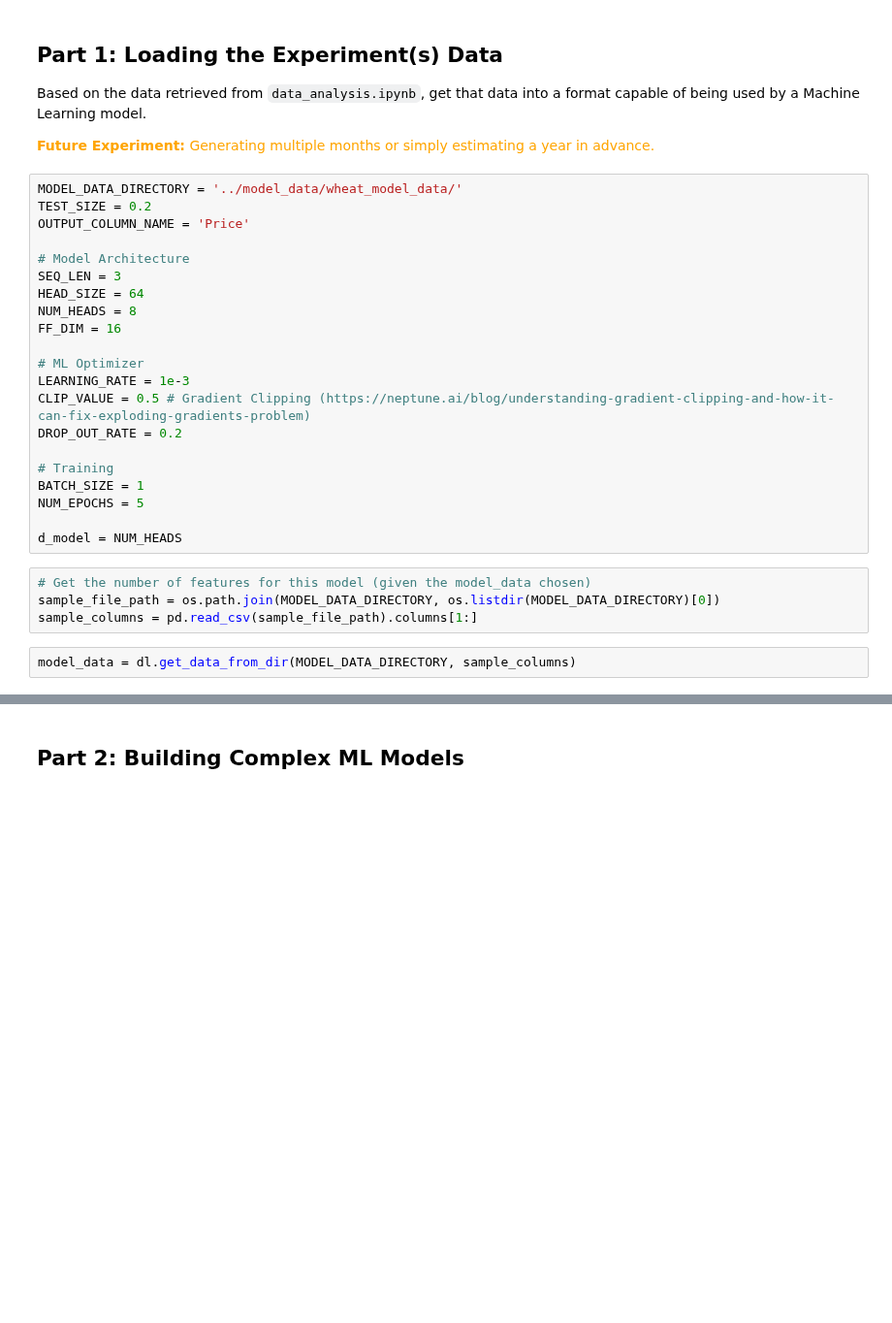
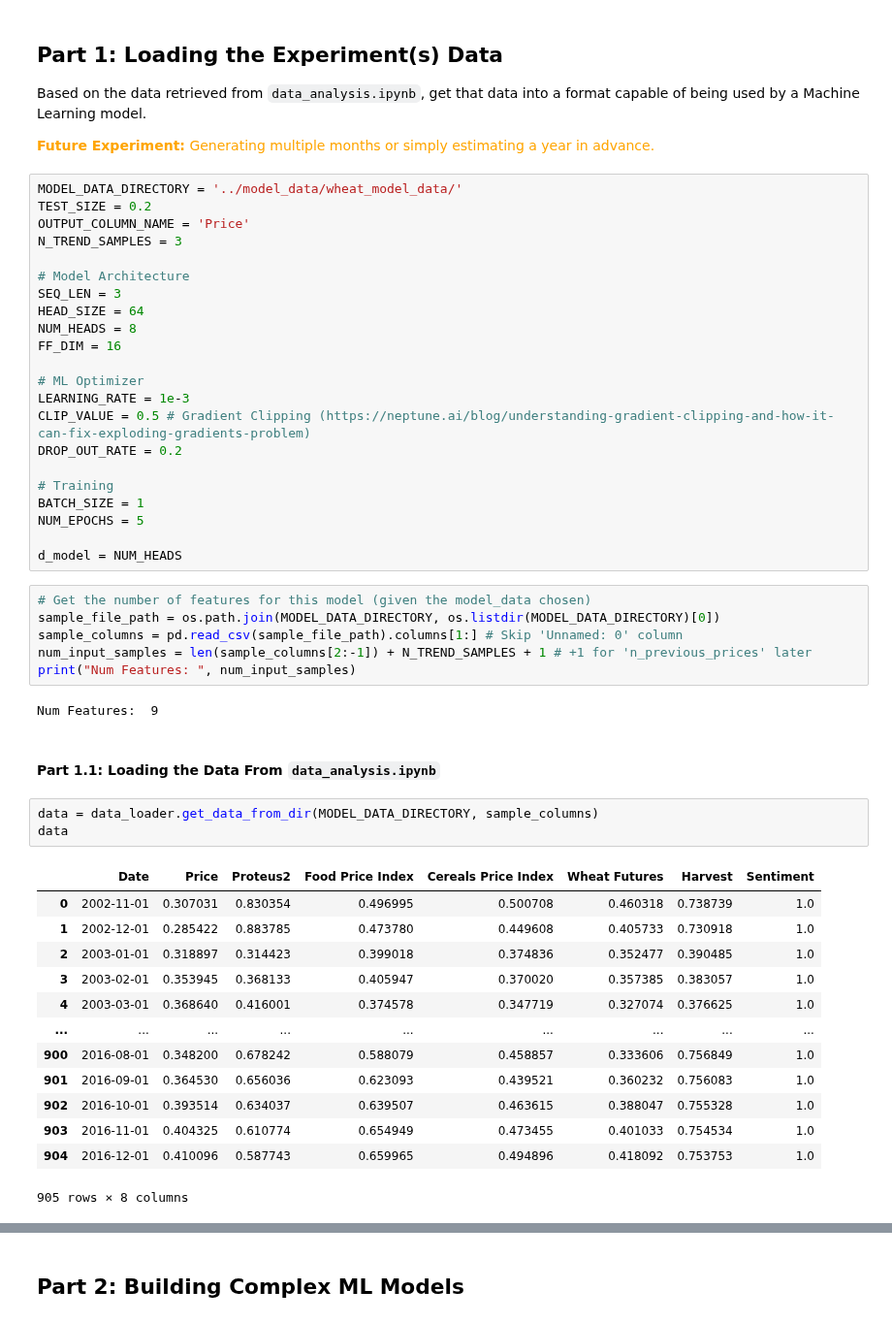
Before and after one commit to Benja-Pauls/Predicting-Commodity-Food-Pricing, a Jupyter notebook: pytorch_conversion/model_but_pytorch.ipynb, the cells around one changed output, grey strips where cells are left out. Shown at 97% size. Saved outputs shown, nothing was run; the diff lists cells and outputs as text; blank space fills up the shorter version.

```diff
--- a/pytorch_conversion/model_but_pytorch.ipynb
+++ b/pytorch_conversion/model_but_pytorch.ipynb
@@ -23,6 +23,7 @@ Based on the data retrieved from `data_analysis.ipynb`, get that data into a for
 MODEL_DATA_DIRECTORY = '../model_data/wheat_model_data/'
 TEST_SIZE = 0.2
 OUTPUT_COLUMN_NAME = 'Price'
+N_TREND_SAMPLES = 3
 
 # Model Architecture
 SEQ_LEN = 3
@@ -43,6 +44,27 @@ d_model = NUM_HEADS
 # %%
 # Get the number of features for this model (given the model_data chosen)
 sample_file_path = os.path.join(MODEL_DATA_DIRECTORY, os.listdir(MODEL_DATA_DIRECTORY)[0])
-sample_columns = pd.read_csv(sample_file_path).columns[1:]
+sample_columns = pd.read_csv(sample_file_path).columns[1:] # Skip 'Unnamed: 0' column
+num_input_samples = len(sample_columns[2:-1]) + N_TREND_SAMPLES + 1 # +1 for 'n_previous_prices' later
+print("Num Features: ", num_input_samples)
+# %% [output]
+Num Features:  9
+# %% [markdown]
+#### Part 1.1: Loading the Data From `data_analysis.ipynb`
 # %%
-model_data = dl.get_data_from_dir(MODEL_DATA_DIRECTORY, sample_columns)
+data = data_loader.get_data_from_dir(MODEL_DATA_DIRECTORY, sample_columns)
+data
+# %% [output]
+|  | Date | Price | Proteus2 | Food Price Index | Cereals Price Index | Wheat Futures | Harvest | Sentiment |
+| 0 | 2002-11-01 | 0.307031 | 0.830354 | 0.496995 | 0.500708 | 0.460318 | 0.738739 | 1.0 |
+| 1 | 2002-12-01 | 0.285422 | 0.883785 | 0.473780 | 0.449608 | 0.405733 | 0.730918 | 1.0 |
+| 2 | 2003-01-01 | 0.318897 | 0.314423 | 0.399018 | 0.374836 | 0.352477 | 0.390485 | 1.0 |
+| 3 | 2003-02-01 | 0.353945 | 0.368133 | 0.405947 | 0.370020 | 0.357385 | 0.383057 | 1.0 |
+| 4 | 2003-03-01 | 0.368640 | 0.416001 | 0.374578 | 0.347719 | 0.327074 | 0.376625 | 1.0 |
+| ... | ... | ... | ... | ... | ... | ... | ... | ... |
+| 900 | 2016-08-01 | 0.348200 | 0.678242 | 0.588079 | 0.458857 | 0.333606 | 0.756849 | 1.0 |
+| 901 | 2016-09-01 | 0.364530 | 0.656036 | 0.623093 | 0.439521 | 0.360232 | 0.756083 | 1.0 |
+| 902 | 2016-10-01 | 0.393514 | 0.634037 | 0.639507 | 0.463615 | 0.388047 | 0.755328 | 1.0 |
+| 903 | 2016-11-01 | 0.404325 | 0.610774 | 0.654949 | 0.473455 | 0.401033 | 0.754534 | 1.0 |
+| 904 | 2016-12-01 | 0.410096 | 0.587743 | 0.659965 | 0.494896 | 0.418092 | 0.753753 | 1.0 |
+905 rows × 8 columns
```
Also changed, not shown: parts of 7 cells of this notebook, 2 other files.
